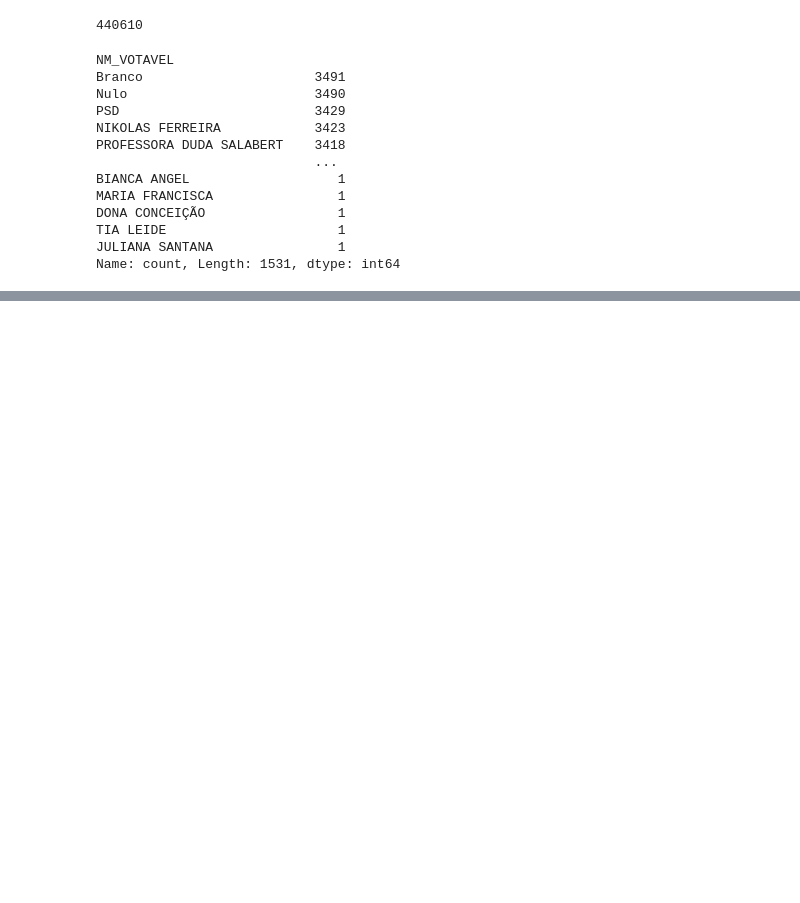
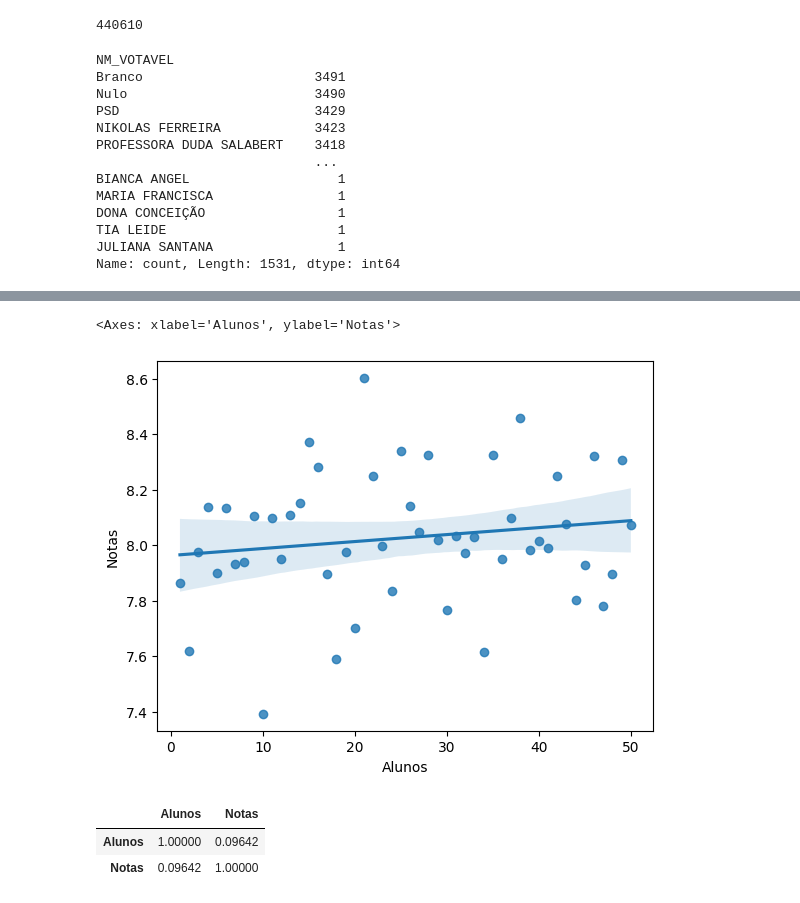
Before and after one commit to IlIIIIIIIIIlI/Jupyter-Notebooks, a Jupyter notebook: MBA USP/Python/Rascunho.ipynb, the cells around one changed output, grey strips where cells are left out. Drawn from its saved outputs; the diff is of its cells as text; code cells hidden in the pictures; blank space fills up the shorter version.

```diff
--- a/MBA USP/Python/Rascunho.ipynb
+++ b/MBA USP/Python/Rascunho.ipynb
@@ -469,0 +472,15 @@ votos_prefeito.to_excel('Votos por prefeito.xlsx')
+# %%
+import numpy as np
+import pandas as pd
+import seaborn as sns
+import statsmodels.api as sm
+
+alunos = np.arange(1, 51, 1)
+notas = np.random.normal(8, 0.5, 50)
+
+df = pd.DataFrame({
+    'Alunos': alunos,
+    'Notas': notas
+})
+
+df[0:5]
@@ -469,0 +494,11 @@ votos_prefeito.to_excel('Votos por prefeito.xlsx')
+# %%
+sns.regplot(data = df, x ='Alunos', y ='Notas')
+# %% [output]
+<Axes: xlabel='Alunos', ylabel='Notas'>
+[figure, added]
+# %%
+df.corr()
+# %% [output]
+|  | Alunos | Notas |
+| Alunos | 1.00000 | 0.09642 |
+| Notas | 0.09642 | 1.00000 |
```
Also changed, not shown: parts of 5 cells of this notebook, 5 other files.
